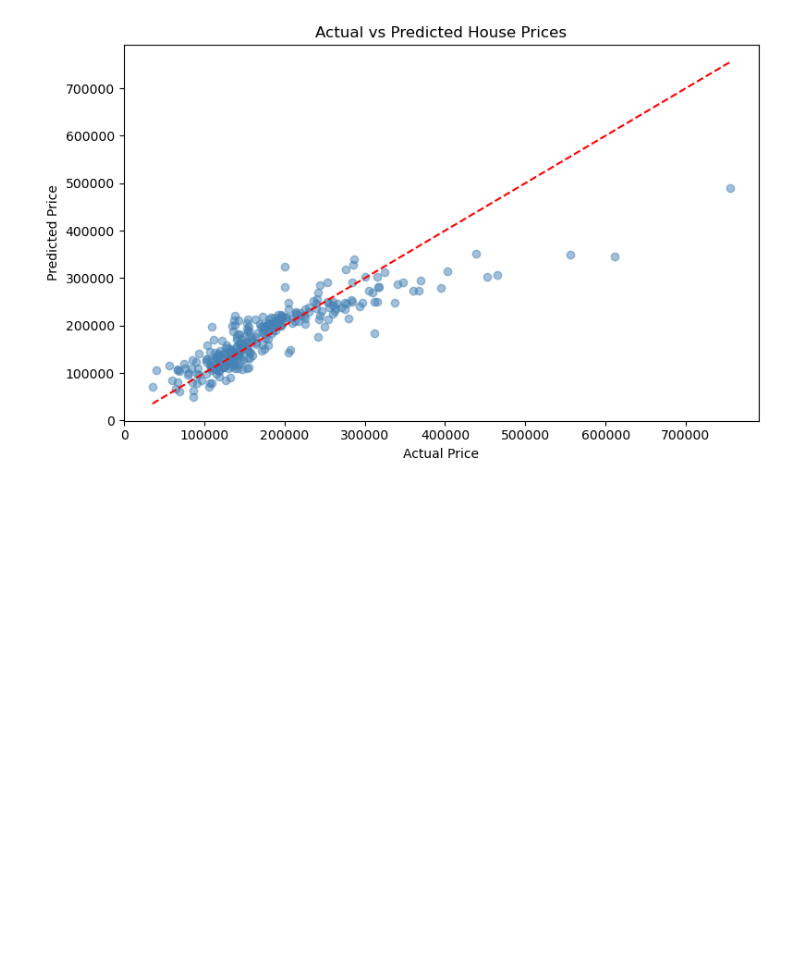
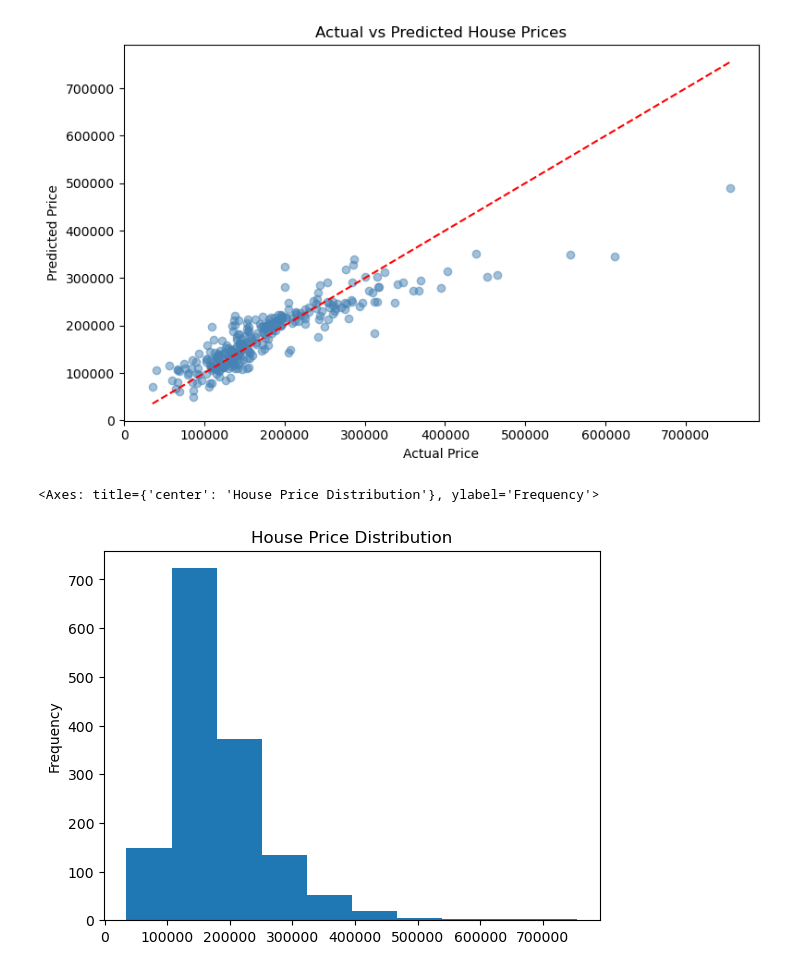
Before and after one commit to akshu88/house-price-prediction, a Jupyter notebook: house_price_prediction.ipynb, the cells around one changed output. Cells and saved outputs as stored; diff of their text form; code cells hidden in the pictures; blank space fills up the shorter version.

```diff
--- a/house_price_prediction.ipynb
+++ b/house_price_prediction.ipynb
@@ -73,3 +73,8 @@ plt.savefig('prediction_plot.png')
 plt.show()
 # %% [output]
 [figure]
+# %%
+df['SalePrice'].plot(kind='hist' , title = 'House Price Distribution')
+# %% [output]
+<Axes: title={'center': 'House Price Distribution'}, ylabel='Frequency'>
+[figure, added]
```
Also changed, not shown: parts of 1 cell of this notebook.
